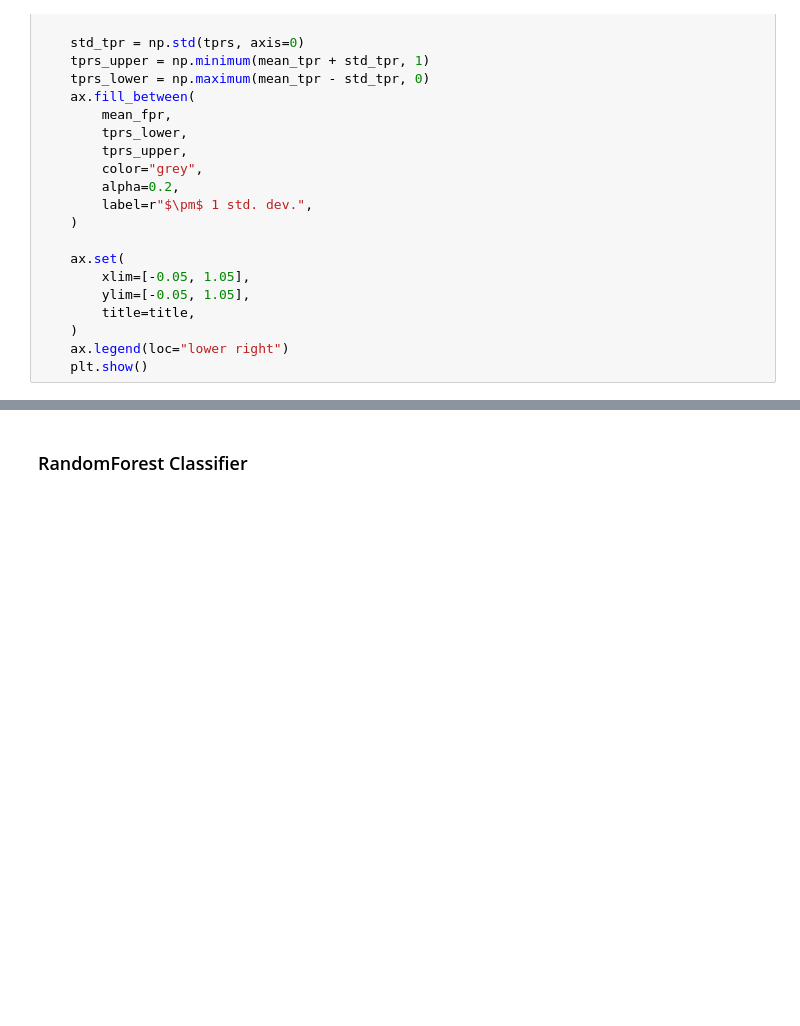
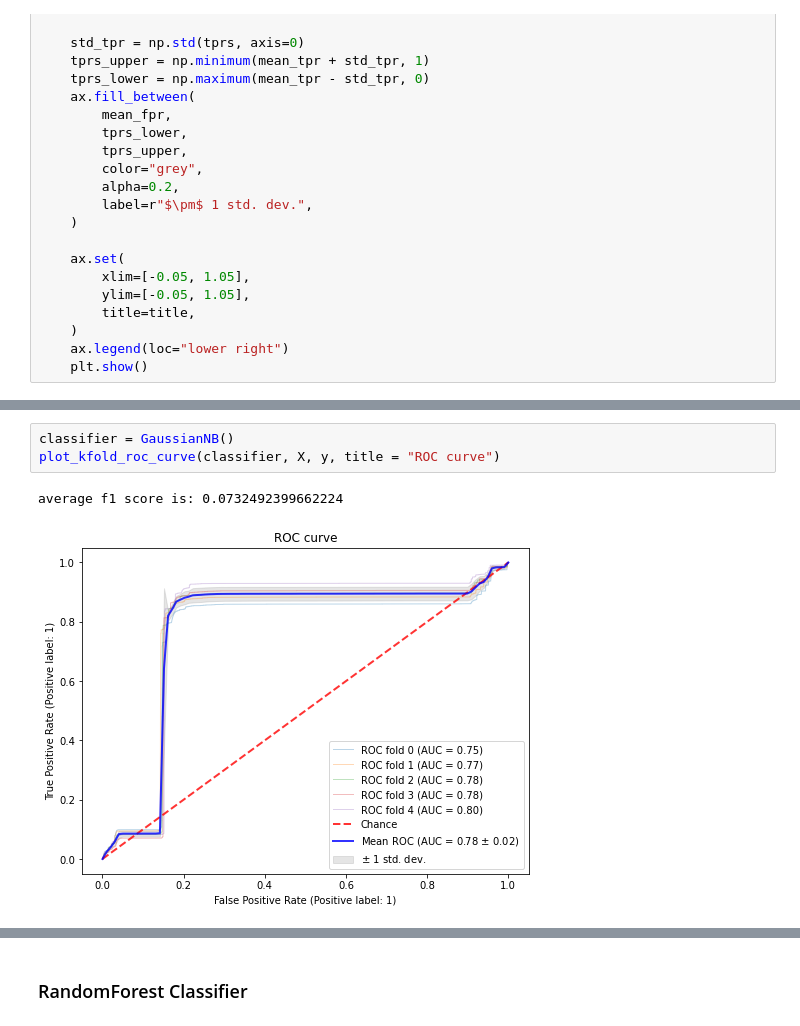
Before and after one commit to g7an/Security-Analytics-Final-Project, a Jupyter notebook: ML.ipynb, the cells around one changed output, grey strips where cells are left out. Cells and saved outputs as stored; diff of their text form; blank space fills up the shorter version.

```diff
--- a/ML.ipynb
+++ b/ML.ipynb
@@ -309,0 +333,6 @@ def plot_kfold_roc_curve(classifier,X,y,title):
+# %%
+classifier = GaussianNB()
+plot_kfold_roc_curve(classifier, X, y, title = "ROC curve")
+# %% [output]
+average f1 score is: 0.0732492399662224
+[figure, added]
```
Also changed, not shown: parts of 8 cells of this notebook.
